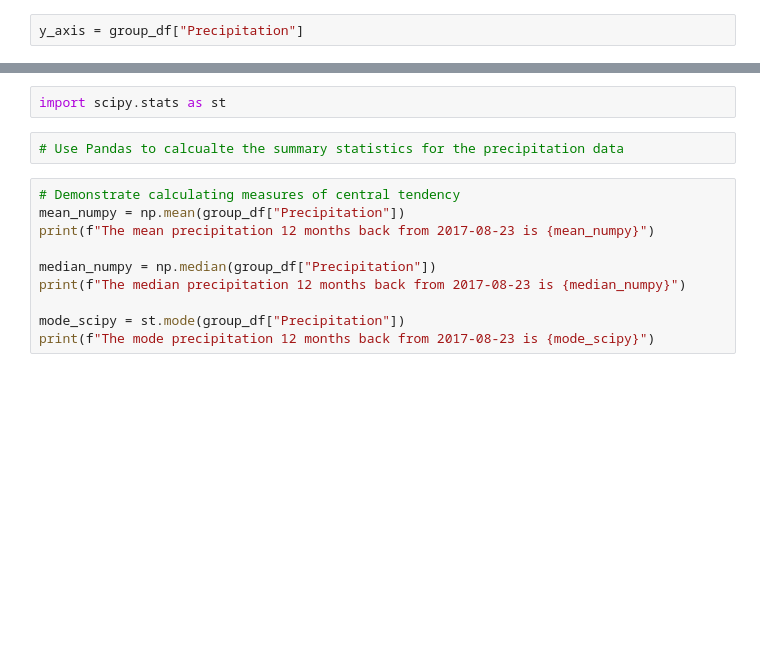
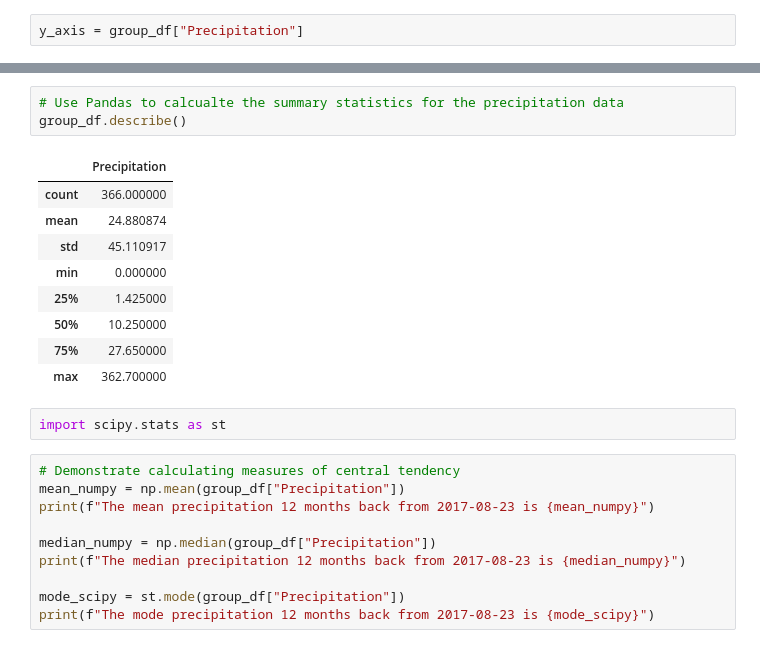
Before and after one commit to SandraBotica/sqlalchemy-challenge, a Jupyter notebook: SurfsUp/climate_starter.ipynb, the cells around one changed output, grey strips where cells are left out. Saved outputs shown, nothing was run; the diff lists cells and outputs as text; blank space fills up the shorter version.

Commit message:
temperature data

```diff
--- a/SurfsUp/climate_starter.ipynb
+++ b/SurfsUp/climate_starter.ipynb
@@ -208,7 +230,18 @@ plt.show()
+# %%
+# Use Pandas to calcualte the summary statistics for the precipitation data
+group_df.describe()
+# %% [output]
+|  | Precipitation |
+| count | 366.000000 |
+| mean | 24.880874 |
+| std | 45.110917 |
+| min | 0.000000 |
+| 25% | 1.425000 |
+| 50% | 10.250000 |
+| 75% | 27.650000 |
+| max | 362.700000 |
 # %%
 import scipy.stats as st
-# %%
-# Use Pandas to calcualte the summary statistics for the precipitation data
 # %%
 # Demonstrate calculating measures of central tendency
 mean_numpy = np.mean(group_df["Precipitation"])
```
Also changed, not shown: parts of 15 cells of this notebook, 1 other file.
